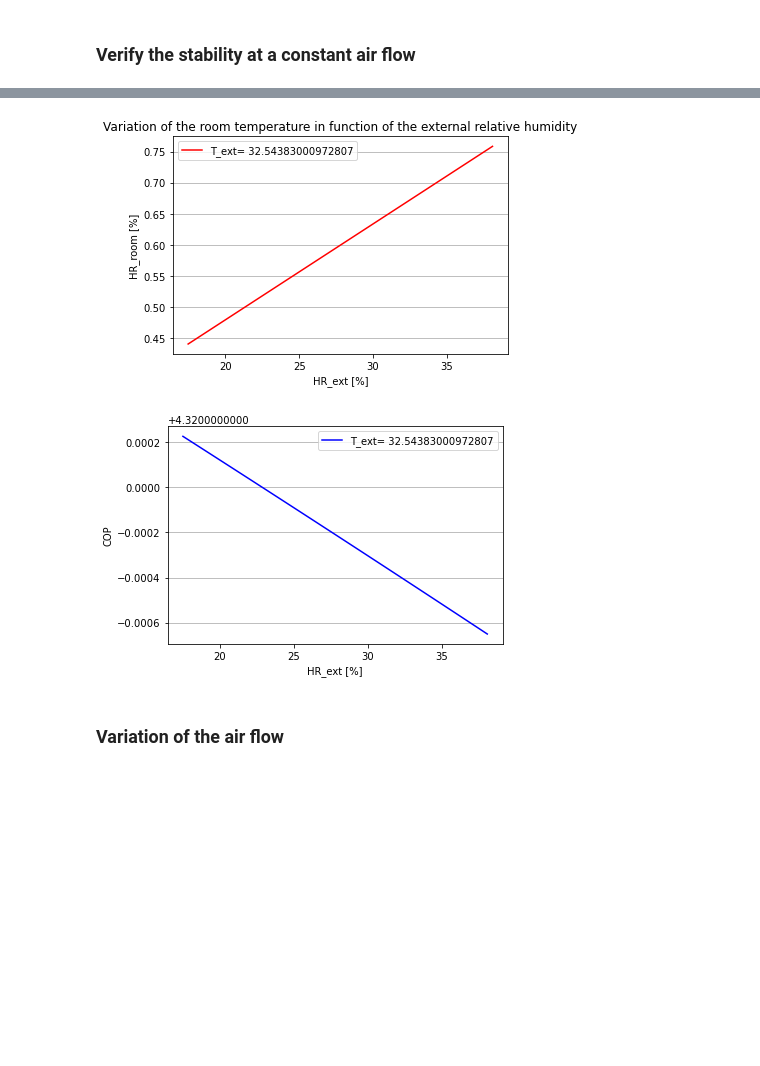
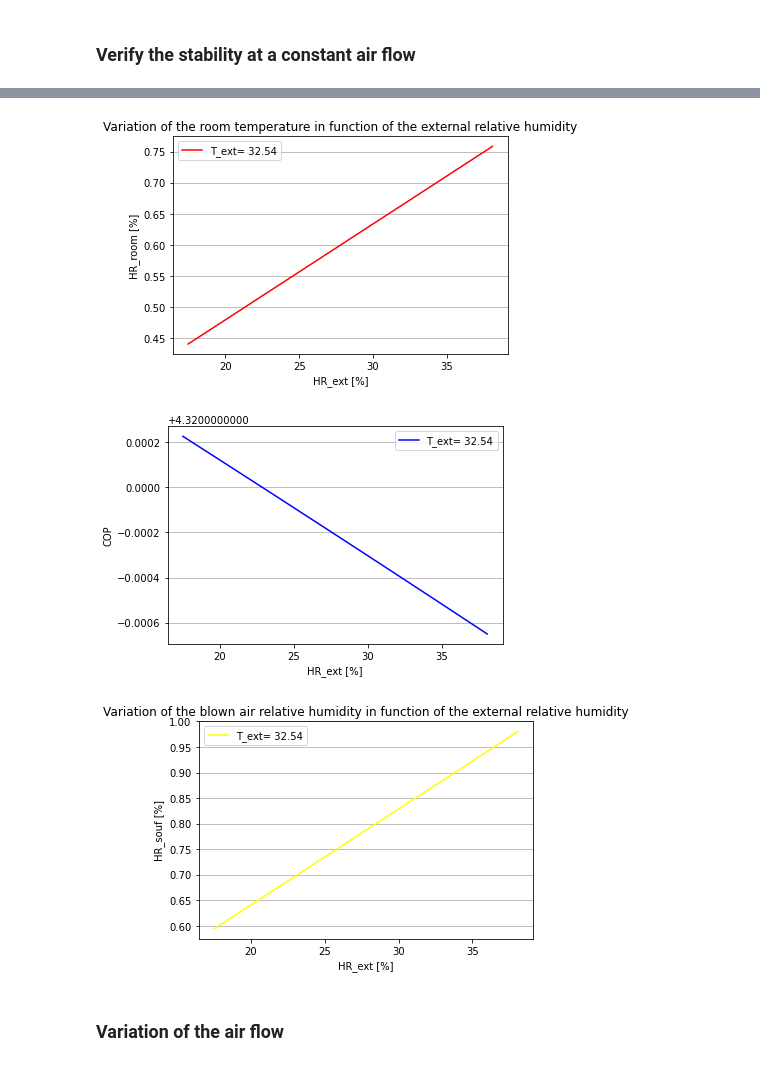
Before and after one commit to JolanKerrien/Heat-Mass-Transfer, a Jupyter notebook: Heat Transfer.ipynb, the cells around one changed output, grey strips where cells are left out. Saved outputs shown, nothing was run; the diff lists cells and outputs as text; code cells hidden in the pictures; blank space fills up the shorter version.

```diff
--- a/Heat Transfer.ipynb
+++ b/Heat Transfer.ipynb
@@ -158,11 +158,12 @@ print("")
 print('If the outside temperature is at the highest peak and the relative humidity the lower:')
 T_extmax = np.max([np.max(Temp[i]) for i in range(30)]) #°C
 HR_extmin = np.min([np.min(HR[i]) for i in range(30)]) #%
+Qloadmax = Q_load(Tset, T_extmax)
 #new T_souff
 Tdbmax = HAPropsSI('Twb', 'T', T_extmax+273.15, 'P', 101325, "R", HR_extmin/100)
 T_soufmax = T_extmax + eff*(Tdbmax - 273.15-T_extmax);
 #new T_set
-T_room = T_soufmax+273.15 + Qload/(m_air*Cp_air); print(f'T_roommax = {T_room-273.15} °C')
+T_room = T_soufmax+273.15 + Qloadmax/(m_air*Cp_air); print(f'T_roommax = {T_room-273.15} °C')
 #new enthalpy
 h_extmax = HAPropsSI('H', 'T', T_extmax+273.15,'P', 101325, 'R', HR_extmin/100);
 HR_soufmax = HAPropsSI('R', 'T', T_soufmax+273.15, 'P', 101325, 'H', h_extmax);
@@ -284,37 +292,44 @@ HR_EXT = np.linspace(np.min(HR),np.max(HR)-50,100) #%
 #new T_souff
 TDB = [HAPropsSI('Twb', 'T', T_ext+273.15, 'P', 101325, "R", HR_ext/100) for HR_ext in HR_EXT]
 T_SOUF = [T_ext + eff*(Tdb - 273.15-T_ext) for T_db in TDB];
 #new T_set
+#Hypothesis: Considere our T_set for the Q_load
+QLOAD = [Q_load(Tset, Text) for Text in T_EXT]
 T_ROOM = [T_souf+273.15 + Qload/(m_air*Cp_air) for T_souf in T_SOUF]
 #new enthalpy
 h_EXT = [HAPropsSI('H', 'T', T_ext+273.15,'P', 101325, 'R', HR_ext/100) for HR_ext in HR_EXT];
 HR_SOUF = [HAPropsSI('R', 'T', T_souf+273.15, 'P', 101325, 'H', h_ext) for (T_souf,h_ext) in zip(T_SOUF,h_EXT)];
 #new indoor HR
 w_SOUF = [HAPropsSI('W','T',T_souf+273.15,'P',101325,'R',HR_souf) for (T_souf,HR_souf) in zip(T_SOUF,HR_SOUF)];
 w_ROOM = [w_souf - (Gp/3600*Np*S)/m_air for w_souf in w_SOUF];
 HR_ROOM = [HAPropsSI('R', 'T', T_room, 'P', 101325, 'W', w_room) for (T_room,w_room) in zip(T_ROOM,w_ROOM)]
 #Calculation of the debit of water
 w_EXT = [HAPropsSI('W', 'T', T_ext+273.15, 'P', 101325, 'R',HR_ext/100) for HR_ext in HR_EXT]; #kg d'eau/ kg d'air
 m_WATER = [m_air*(w_souf-w_ext) for (w_souf,w_ext) in zip(w_SOUF,w_EXT)]
 #Calculation of the COP
 # Work of the pump
 WP = [m_water*deltaP/1000 for m_water in m_WATER]
 #Work of the fan
 WF = [m_air/1.2*Cons for m_water in m_WATER]
 #COP
+QLOAD = [Q_load(Tset-273.15, Text) for (Text,Tset) in zip(T_EXT,T_ROOM)]
 COP = [Qload/(Wp+Wf) for Wp in WP]
 
 #Plot
 #T_room is constant in function of relative humidity
 #HR_room vs HR_ext
 T_ROOM = [T_room -273.15 for T_room in T_ROOM]
 Plot(HR_EXT,HR_ROOM,'red','HR_ext [%]','HR_room [%]',
-     'Variation of the room temperature in function of the external relative humidity',f'T_ext= {T_ext}')
+     'Variation of the room temperature in function of the external relative humidity',f'T_ext= {round(T_ext,2)}')
 plt.show()
-Plot(HR_EXT,COP,'blue','HR_ext [%]','COP',label = f'T_ext= {T_ext}')
+Plot(HR_EXT,COP,'blue','HR_ext [%]','COP',label = f'T_ext= {round(T_ext,2)}')
+plt.show()
+Plot(HR_EXT,HR_SOUF,'yellow','HR_ext [%]','HR_souf [%]',
+     'Variation of the blown air relative humidity in function of the external relative humidity',label = f'T_ext= {round(T_ext,2)}')
 # %% [output]
-[figure, old version]
+[figure, new version]
-[figure, old version]
+[figure, new version]
+[figure, added]
 # %% [markdown]
 ### Variation of the air flow
 # %%
```
Also changed, not shown: parts of 2 cells of this notebook.
